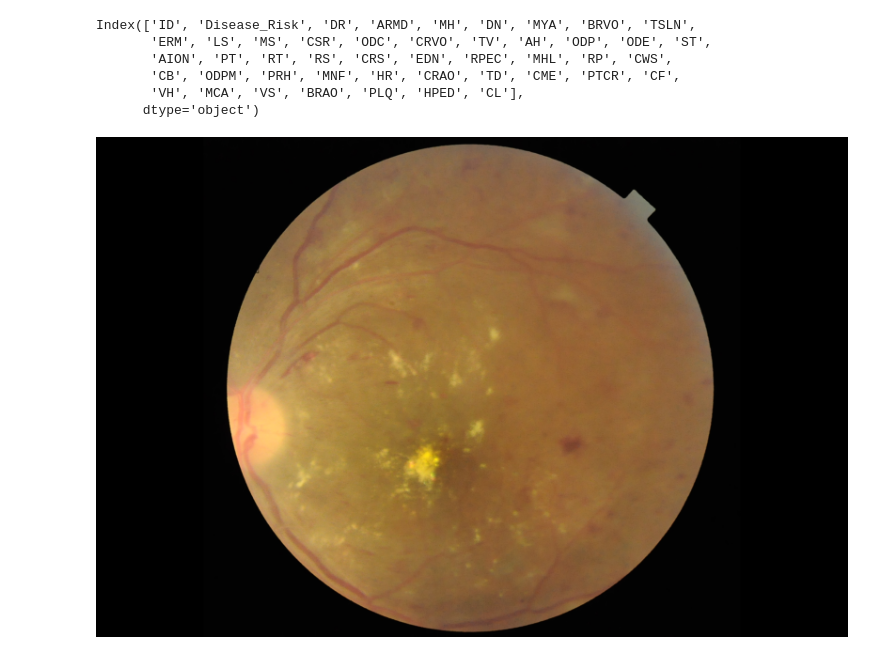
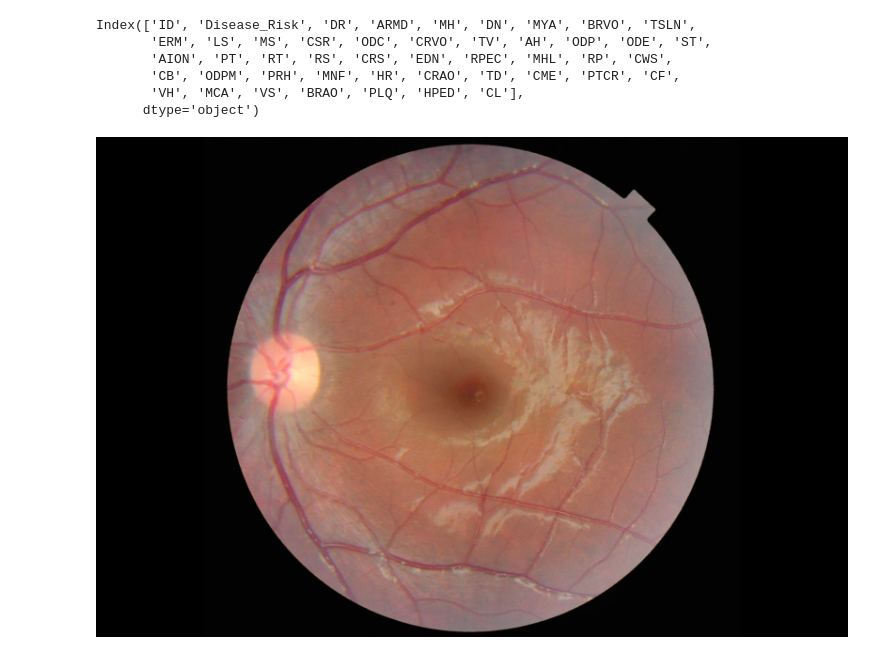
Before and after one commit to Santhosh-RP/CVD, a Jupyter notebook: cvd.ipynb, the cells around one changed output. Saved outputs shown, nothing was run; the diff lists cells and outputs as text; code cells hidden in the pictures.

```diff
--- a/cvd.ipynb
+++ b/cvd.ipynb
@@ -37,10 +50,10 @@ Index(['ID', 'Disease_Risk', 'DR', 'ARMD', 'MH', 'DN', 'MYA', 'BRVO', 'TSLN',
       dtype='object')
 # %%
 from PIL import Image
-img = Image.open('F:\cvd\Training_Set\Training\\1.png')
+img = Image.open('/content/drive/MyDrive/images/san/10.png')
 img
 # %% [output]
-[figure, old version]
+[figure, new version]
 # %%
 class CustomImageDataGenerator(Sequence):
     def __init__(self, dataframe, directory, batch_size=32, image_size=(128, 128), shuffle=True):
```
Also changed, not shown: parts of 10 cells of this notebook.
